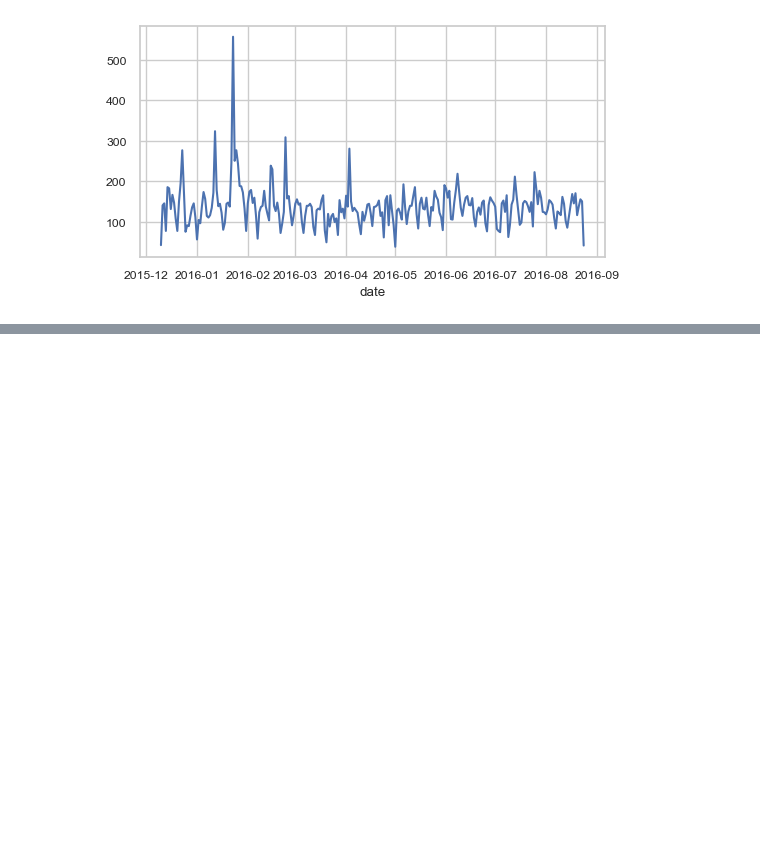
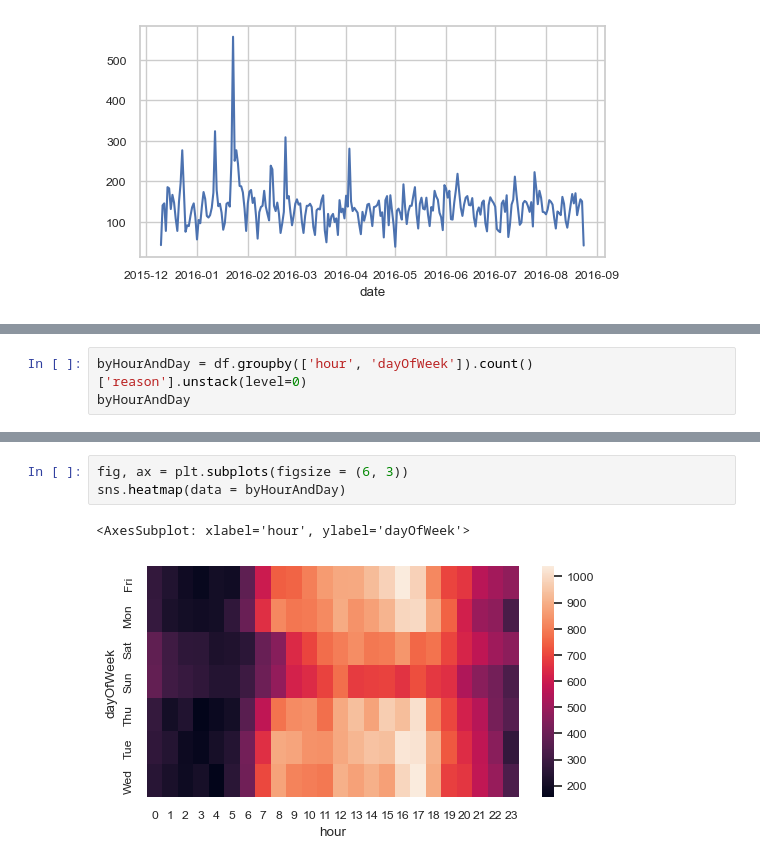
Before and after one commit to TheXirex/911-Calls, a Jupyter notebook: 911_Calls.ipynb, the cells around one changed output, grey strips where cells are left out. Cells and saved outputs as stored; diff of their text form; blank space fills up the shorter version.

```diff
--- a/911_Calls.ipynb
+++ b/911_Calls.ipynb
@@ -372,0 +243,3 @@ ____
+# %%
+byHourAndDay = df.groupby(['hour', 'dayOfWeek']).count()['reason'].unstack(level=0)
+byHourAndDay
@@ -372,0 +257,6 @@ ____
+# %%
+fig, ax = plt.subplots(figsize = (6, 3))
+sns.heatmap(data = byHourAndDay)
+# %% [output]
+<AxesSubplot: xlabel='hour', ylabel='dayOfWeek'>
+[figure, added]
```
Also changed, not shown: parts of 89 cells of this notebook, 1 other file.
